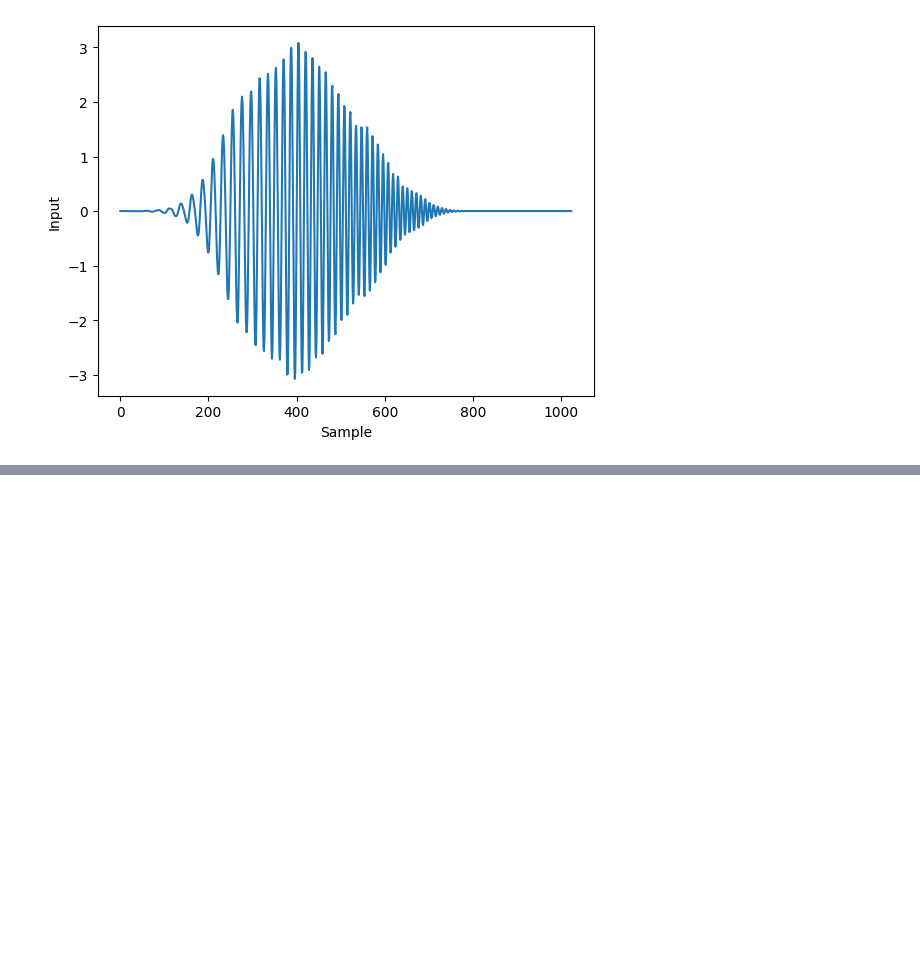
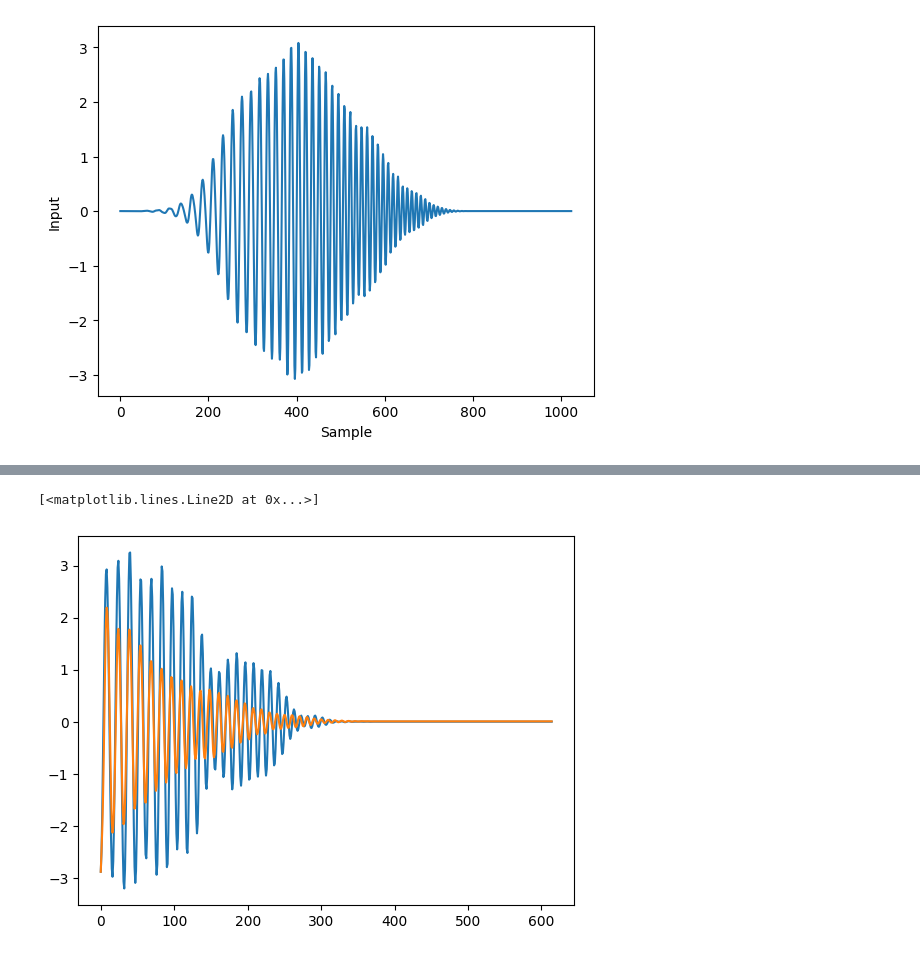
Before and after one commit to ZYVE255/encs6181_project, a Jupyter notebook: flutter.ipynb, the cells around one changed output, grey strips where cells are left out. Cells and saved outputs as stored; diff of their text form; code cells hidden in the pictures; blank space fills up the shorter version.

```diff
--- a/flutter.ipynb
+++ b/flutter.ipynb
@@ -47,0 +24,23 @@ ls_lift_order = 1
+# %%
+# Construct X and Y matrices for regression
+NUM_DELAYS = 2
+TRAIN_TEST_SPLIT = 0.4
+LS_ORDER = 4
+BETA = 10
+assert NUM_DELAYS >= 1, "Delays must be a positive integer"
+assert TRAIN_TEST_SPLIT > 0 and TRAIN_TEST_SPLIT < 1, "Train/test split must be between 0 and 1"
+assert LS_ORDER >= 0, "Model order must be non-negative"
+
+# Split into train and test sets
+train_test_index = int(len(y)*TRAIN_TEST_SPLIT)
+y_train = y[:train_test_index]
+y_test  = y[train_test_index:]
+u_train = u[:train_test_index]
+u_test  = u[train_test_index:]
+
+# Construct training data
+Y_train = np.expand_dims(y_train[NUM_DELAYS:], axis=1)
+X_train = np.zeros(shape=(len(y_train)-NUM_DELAYS, 2*NUM_DELAYS))
+for i in range(len(y_train)-NUM_DELAYS):
+    X_train[i,:NUM_DELAYS] = y_train[i:i+NUM_DELAYS]
+    X_train[i,NUM_DELAYS:] = u_train[i:i+NUM_DELAYS]
@@ -47,0 +81,13 @@ ls_lift_order = 1
+# %%
+# Testing loop
+Y_pred_test = np.zeros(shape=(0,1))
+for i in range(len(y_test)):
+    if i < NUM_DELAYS:
+        Y_pred_test = np.vstack((Y_pred_test, y_test[i]))
+    else:
+        X_ = np.hstack(([Y_pred_test[-NUM_DELAYS:,0]], [u_test[i-NUM_DELAYS:i]]))
+        print(i, X_.shape)
+        Y_pred_ = model_ls(X_, w, model_order=LS_ORDER)
+        Y_pred_test = np.vstack((Y_pred_test, Y_pred_))
+        # print(X_.shape, Y_.shape, Y_pred_.shape, Y_pred_test.shape)
+Y_pred_test = Y_pred_test.flatten()
@@ -47,0 +112,6 @@ ls_lift_order = 1
+# %%
+plt.plot(y_test)
+plt.plot(Y_pred_test)
+# %% [output]
+[<matplotlib.lines.Line2D at 0x...>]
+[figure, added]
```
Also changed, not shown: parts of 11 cells of this notebook.
